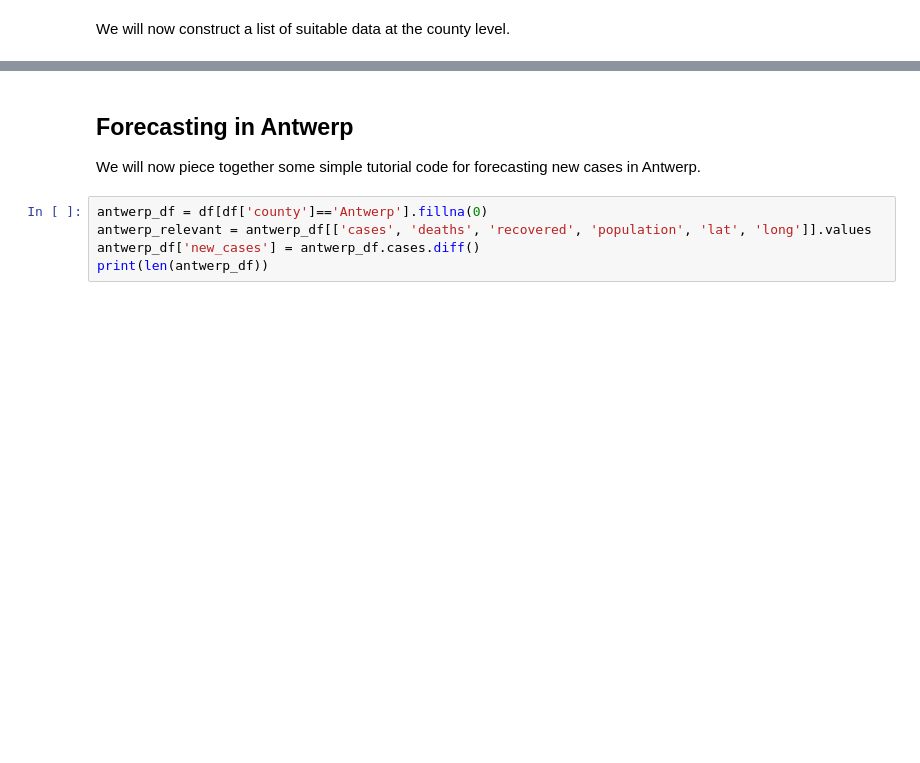
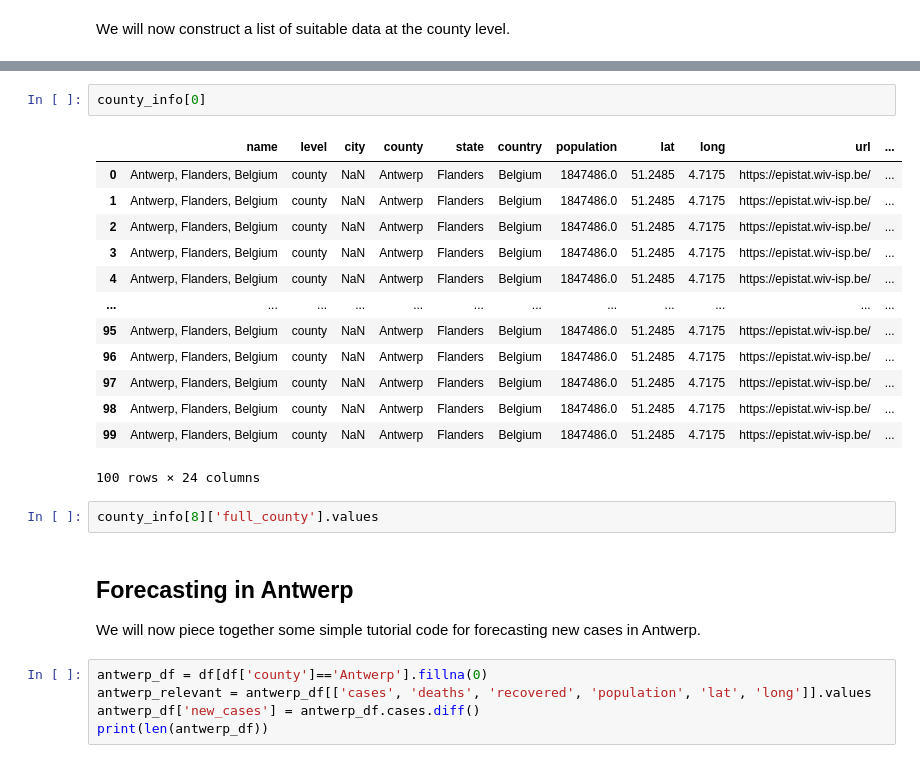
Before and after one commit to CoronaWhy/task-ts, a Jupyter notebook: notebooks/CoronaLSTM.ipynb, the cells around one changed output, grey strips where cells are left out. Cells and saved outputs as stored; diff of their text form; blank space fills up the shorter version.

```diff
--- a/notebooks/CoronaLSTM.ipynb
+++ b/notebooks/CoronaLSTM.ipynb
@@ -42,3 +69,21 @@ print(len(county_info))
+# %%
+county_info[0]
+# %% [output]
+|  | name | level | city | county | state | country | population | lat | long | url | ... |
+| 0 | Antwerp, Flanders, Belgium | county | NaN | Antwerp | Flanders | Belgium | 1847486.0 | 51.2485 | 4.7175 | https://epistat.wiv-isp.be/ | ... |
+| 1 | Antwerp, Flanders, Belgium | county | NaN | Antwerp | Flanders | Belgium | 1847486.0 | 51.2485 | 4.7175 | https://epistat.wiv-isp.be/ | ... |
+| 2 | Antwerp, Flanders, Belgium | county | NaN | Antwerp | Flanders | Belgium | 1847486.0 | 51.2485 | 4.7175 | https://epistat.wiv-isp.be/ | ... |
+| 3 | Antwerp, Flanders, Belgium | county | NaN | Antwerp | Flanders | Belgium | 1847486.0 | 51.2485 | 4.7175 | https://epistat.wiv-isp.be/ | ... |
+| 4 | Antwerp, Flanders, Belgium | county | NaN | Antwerp | Flanders | Belgium | 1847486.0 | 51.2485 | 4.7175 | https://epistat.wiv-isp.be/ | ... |
+| ... | ... | ... | ... | ... | ... | ... | ... | ... | ... | ... | ... |
+| 95 | Antwerp, Flanders, Belgium | county | NaN | Antwerp | Flanders | Belgium | 1847486.0 | 51.2485 | 4.7175 | https://epistat.wiv-isp.be/ | ... |
+| 96 | Antwerp, Flanders, Belgium | county | NaN | Antwerp | Flanders | Belgium | 1847486.0 | 51.2485 | 4.7175 | https://epistat.wiv-isp.be/ | ... |
+| 97 | Antwerp, Flanders, Belgium | county | NaN | Antwerp | Flanders | Belgium | 1847486.0 | 51.2485 | 4.7175 | https://epistat.wiv-isp.be/ | ... |
+| 98 | Antwerp, Flanders, Belgium | county | NaN | Antwerp | Flanders | Belgium | 1847486.0 | 51.2485 | 4.7175 | https://epistat.wiv-isp.be/ | ... |
+| 99 | Antwerp, Flanders, Belgium | county | NaN | Antwerp | Flanders | Belgium | 1847486.0 | 51.2485 | 4.7175 | https://epistat.wiv-isp.be/ | ... |
+100 rows × 24 columns
+# %%
+county_info[8]['full_county'].values
 # %% [markdown]
 ## Forecasting in Antwerp
 We will now piece together some simple tutorial code for forecasting new cases in Antwerp.
```
Also changed, not shown: parts of 25 cells of this notebook, 3 other files.
